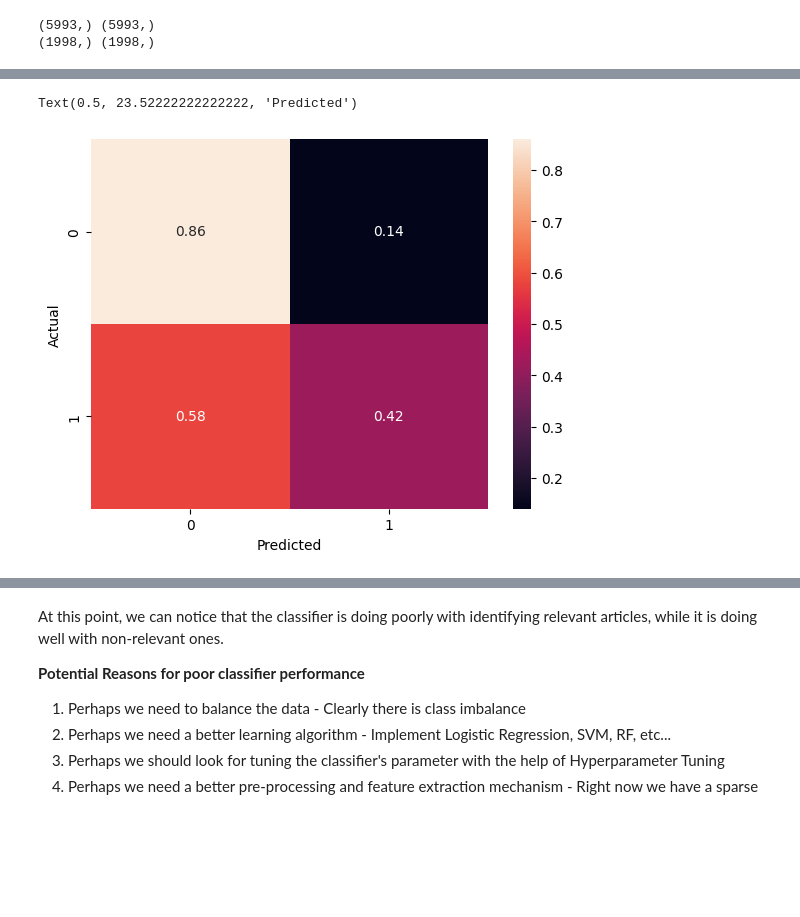
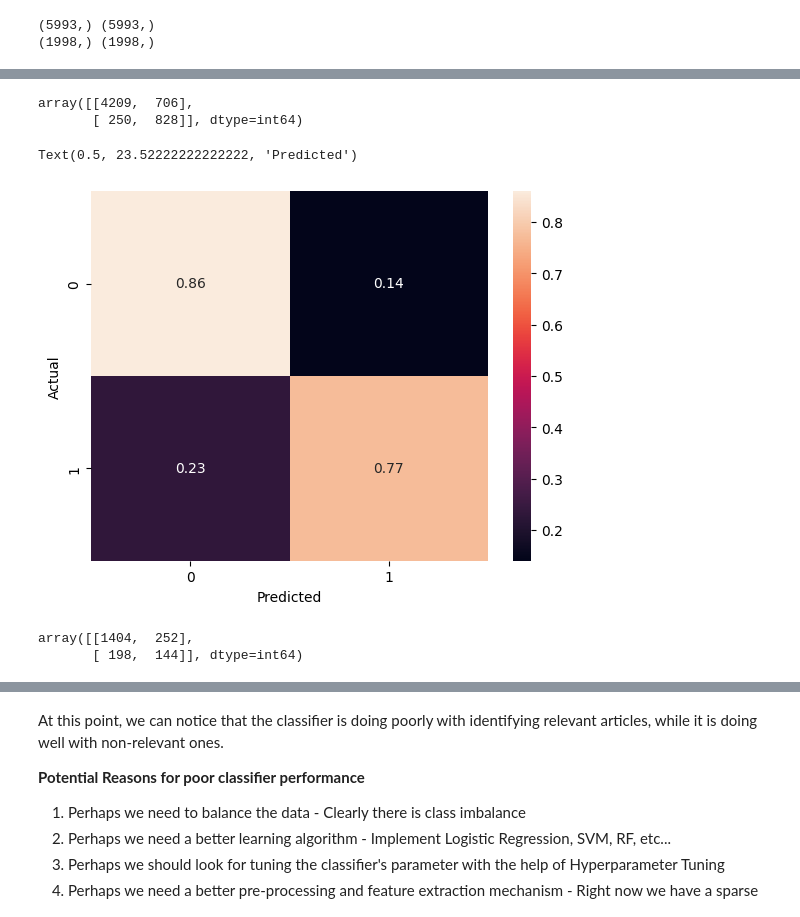
Before and after one commit to bansalkanav/Ultimate-Data-Science-Toolkit---From-Python-Basics-to-GenerativeAI, a Jupyter notebook: Module 9 - GenAI (LLMs and Prompt Engineering)/1. Text Embeddings/Text Representation (Embeddings).ipynb, the cells around one changed output, grey strips where cells are left out. Saved outputs shown, nothing was run; the diff lists cells and outputs as text; code cells hidden in the pictures; blank space fills up the shorter version.

```diff
--- a/Module 9 - GenAI (LLMs and Prompt Engineering)/1. Text Embeddings/Text Representation (Embeddings).ipynb
+++ b/Module 9 - GenAI (LLMs and Prompt Engineering)/1. Text Embeddings/Text Representation (Embeddings).ipynb
@@ -100,13 +125,30 @@ print(X_test.shape, y_test.shape)
+# %%
+def clean(doc): # doc is a string of text
+    # This text contains a lot of <br/> tags.
+    doc = doc.replace("</br>", " ")
+
+    # Remove punctuation and numbers.
+    doc = "".join([char for char in doc if char not in string.punctuation and not char.isdigit()])
+
+    # Tokenization
+    tokens = nltk.word_tokenize(doc)
+    lemmatized_tokens = [lemmatizer.lemmatize(token) for token in tokens]
+
+    # Stop word removal
+    stop_words = set(stopwords.words('english'))
+    filtered_tokens = [word for word in lemmatized_tokens if word.lower() not in stop_words]
+
+    # Join and return
+    return " ".join(filtered_tokens)
 # %%
-# Step 2: Preprocess and Vectorize train and test data
-
 # import feature extraction methods from sklearn
 from sklearn.feature_extraction.text import CountVectorizer
 
-vect = CountVectorizer(preprocessor=clean, stop_words='english') # instantiate a vectoriezer
-X_train_dtm = vect.fit_transform(X_train) # use it to extract features from training data
+# instantiate a vectoriezer
+vect = CountVectorizer(preprocessor=clean)
 
-# transform testing data (using training data's features)
-X_test_dtm = vect.transform(X_test)
-print(X_train_dtm.shape, X_test_dtm.shape)
+# use it to extract features from training data
+X_train_dtm = vect.fit_transform(X_train)
+
+print(X_train_dtm.shape)
 # %% [output]
@@ -126,19 +177,36 @@ Wall time: 7.02 ms
+# %%
+# Step 6: Evaluate on train data
+
+from sklearn import metrics
+# make class predictions for X_train_dtm
+y_train_pred = nb.predict(X_train_dtm)
+
+metrics.confusion_matrix(y_train, y_train_pred)
+# %% [output]
+array([[4209,  706],
+       [ 250,  828]], dtype=int64)
 # %%
-# Step 4: Evaluate the classifier using various measures
-
-from sklearn import metrics
 import numpy as np
 import seaborn as sns
 import matplotlib.pyplot as plt
 
-cm = metrics.confusion_matrix(y_test, y_test_pred)
+cm = metrics.confusion_matrix(y_train, y_train_pred)
 actual = np.sum(cm, axis=1).reshape(-1, 1)
 cmn = np.round(cm/actual, 2)
-
 
 sns.heatmap(cmn, annot=True, fmt='.2f', xticklabels=nb.classes_, yticklabels=nb.classes_)
 plt.ylabel('Actual')
 plt.xlabel('Predicted')
 # %% [output]
 Text(0.5, 23.52222222222222, 'Predicted')
-[figure, old version]
+[figure, new version]
+# %%
+# Step 7: Evaluate on test data
+
+# make class predictions for X_test_dtm
+y_test_pred = nb.predict(X_test_dtm)
+
+metrics.confusion_matrix(y_test, y_test_pred)
+# %% [output]
+array([[1404,  252],
+       [ 198,  144]], dtype=int64)
```
Also changed, not shown: parts of 15 cells of this notebook, 1 other file.
